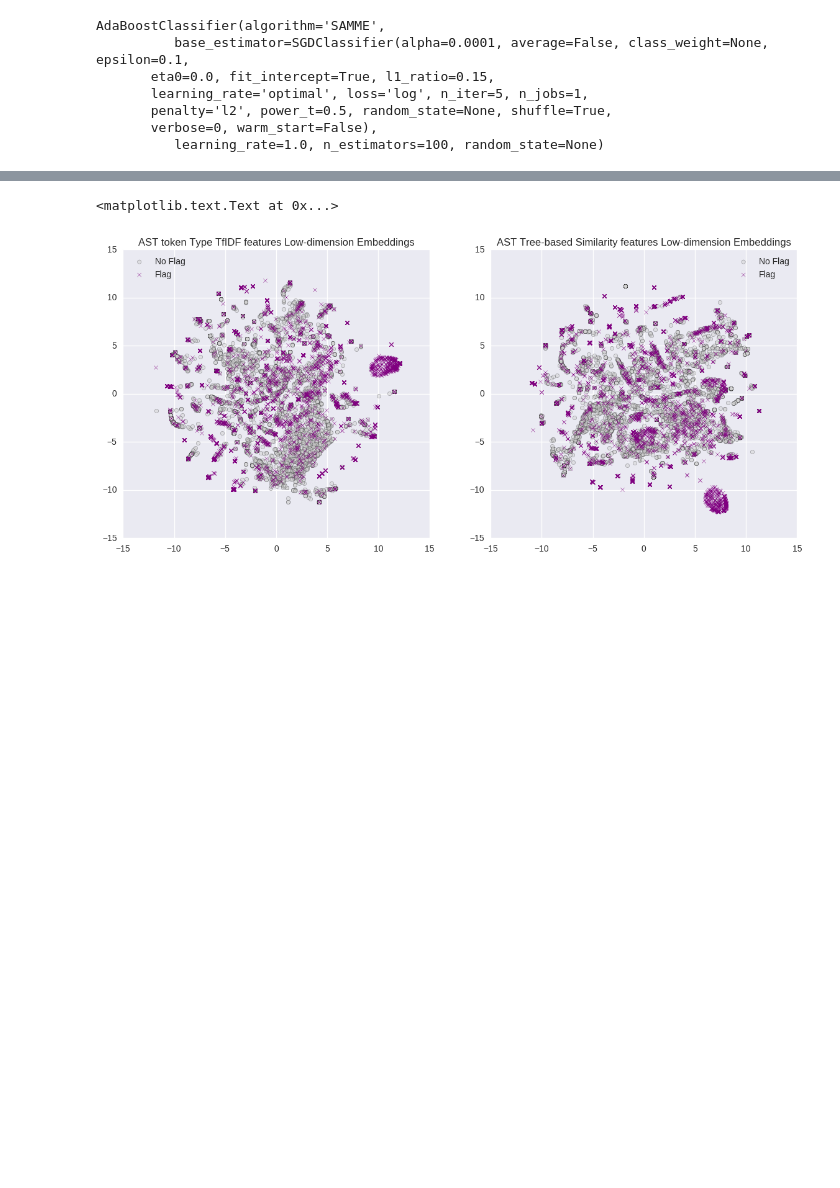
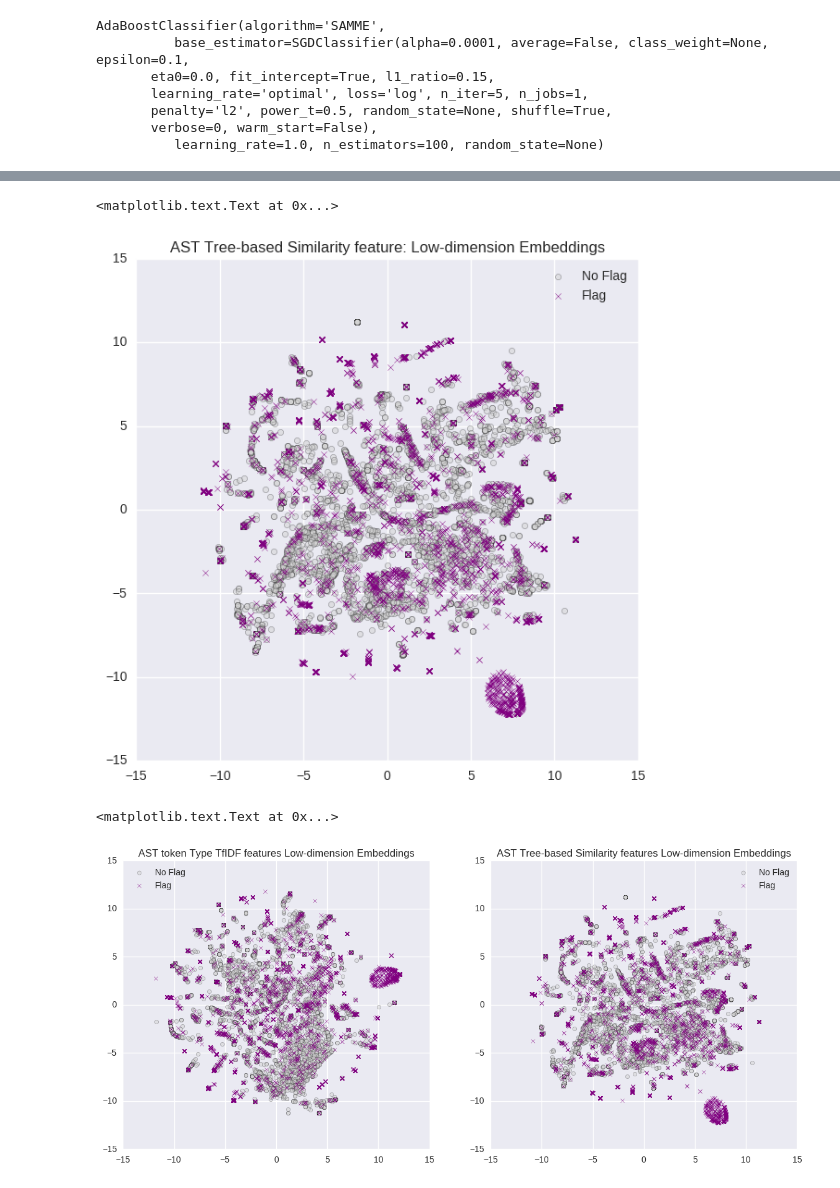
Before and after one commit to yiransheng/content-aware-ad-blocker, a Jupyter notebook: yiran-notebook/TreeSimSVM.ipynb, the cells around one changed output, grey strips where cells are left out. Cells and saved outputs as stored; diff of their text form; code cells hidden in the pictures; blank space fills up the shorter version.

```diff
--- a/yiran-notebook/TreeSimSVM.ipynb
+++ b/yiran-notebook/TreeSimSVM.ipynb
@@ -283,5 +309,15 @@ X2d_dist = tsne.fit_transform(X)
 # %%
 flag,  = np.where(Y==1.0)
 no_flag, = np.where(Y!=1.0)
+# %%
+fig, ax = plt.subplots(figsize=(7,7))
+
+ax.scatter(*X2d_dist[no_flag].T, c='lightgrey', marker='o', label='No Flag', alpha=0.5)
+ax.scatter(*X2d_dist[flag].T, c='purple', marker='x', label='Flag', alpha=1.0)
+ax.legend(loc='upper right')
+ax.set_title("AST Tree-based Similarity feature: Low-dimension Embeddings")
+# %% [output]
+<matplotlib.text.Text at 0x...>
+[figure, added]
 # %%
 fig, ((ax1, ax2)) = plt.subplots(nrows=1, ncols=2, figsize=(14, 6))
```
Also changed, not shown: parts of 10 cells of this notebook.
